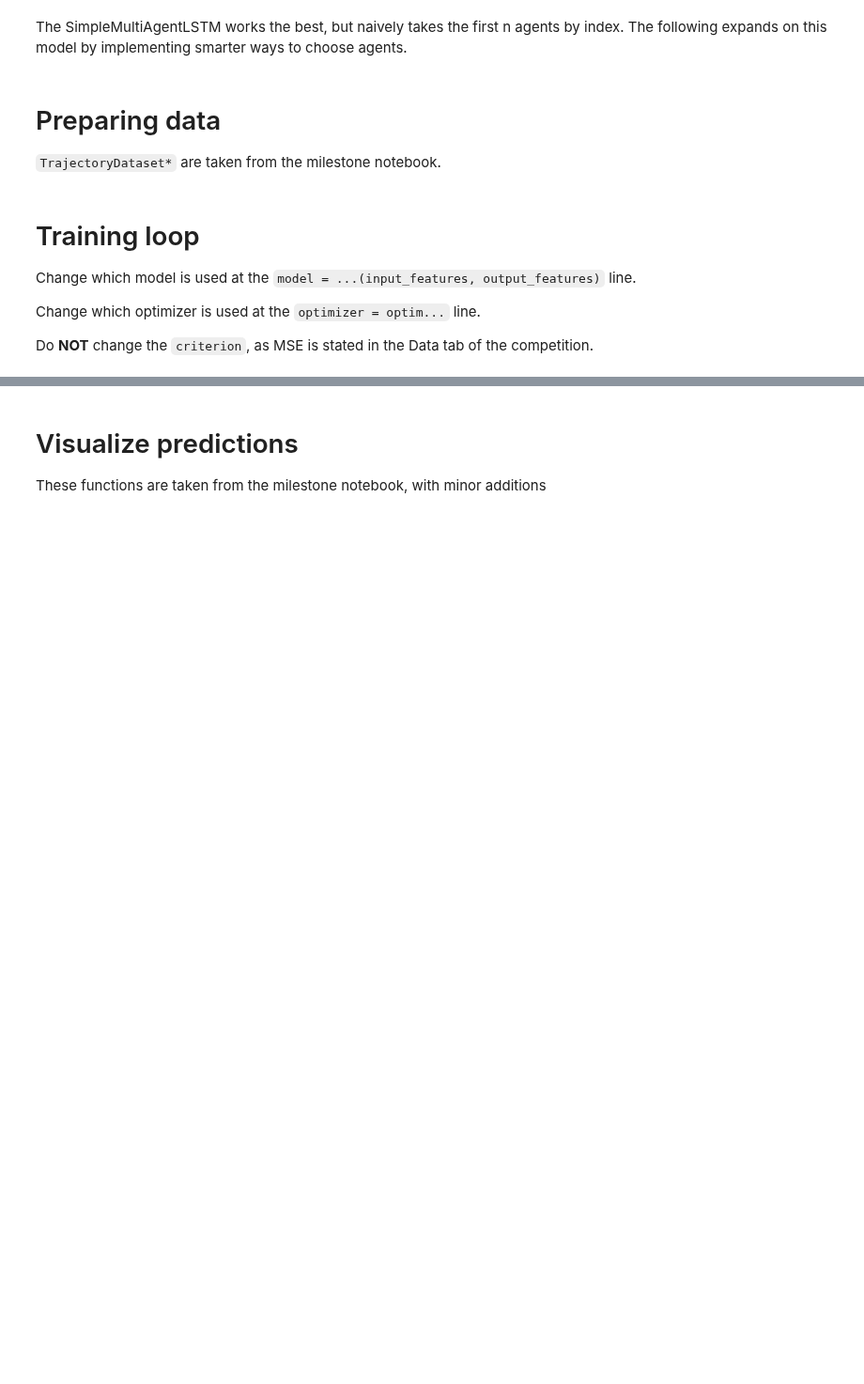
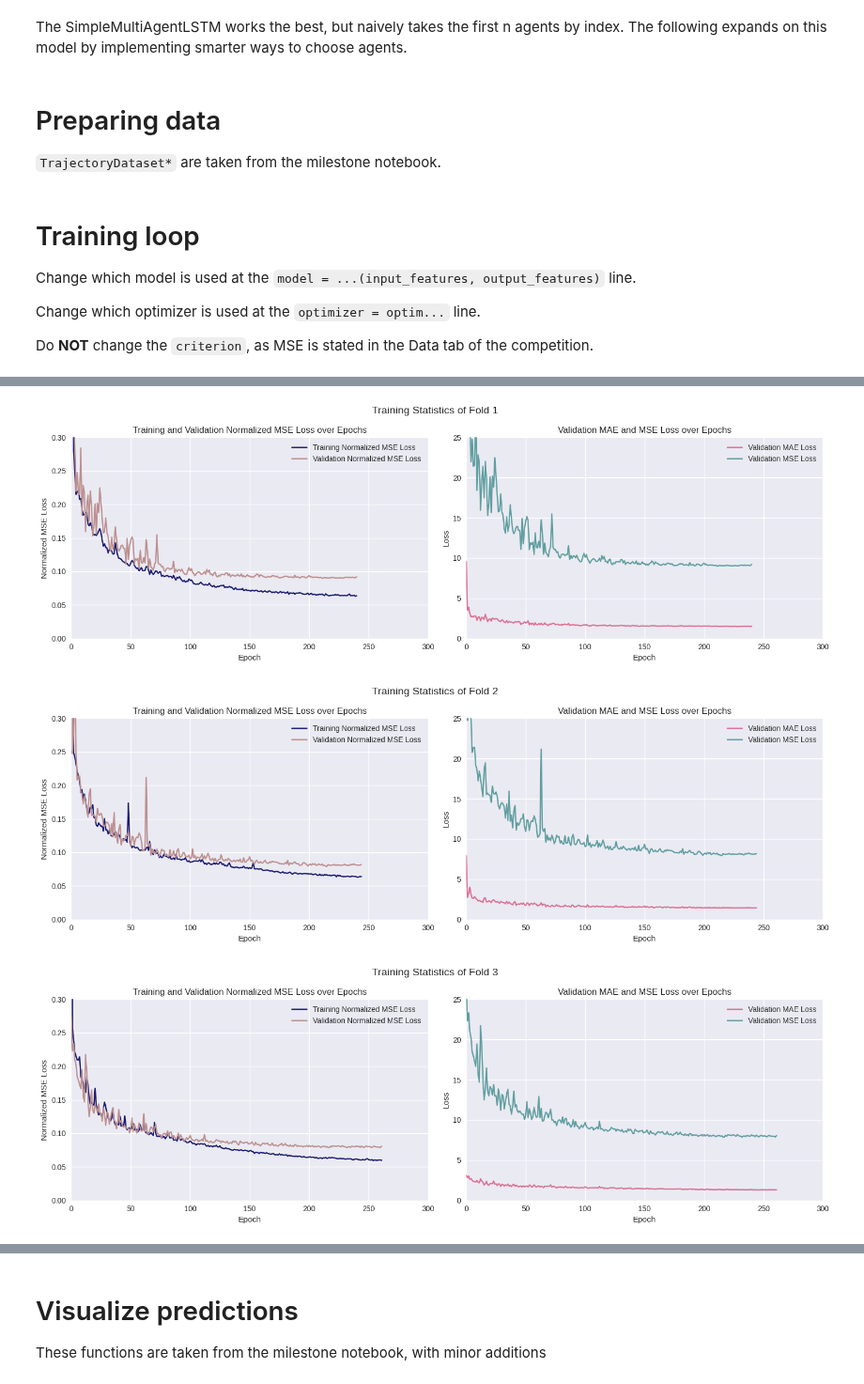
Before and after one commit to AinazEstiri/CSE251B-kaggle, a Jupyter notebook: kaggleNotebook.ipynb, the cells around one changed output, grey strips where cells are left out. Shown at 94% size. Saved outputs shown, nothing was run; the diff lists cells and outputs as text; code cells hidden in the pictures; blank space fills up the shorter version.

```diff
--- a/kaggleNotebook.ipynb
+++ b/kaggleNotebook.ipynb
@@ -1157,6 +1158,12 @@ def train_model(full_training_data: np.ndarray,
     overall_best_val_loss = float("inf")
     overall_best_seen_at = (0, 0) #(epoch, fold)
 
+    # Used to plot later: fold -> info
+    train_norm_mse_losses: dict = defaultdict(list)
+    val_norm_mse_losses: dict = defaultdict(list)
+    val_mae_losses: dict = defaultdict(list)
+    val_mse_losses: dict = defaultdict(list)
+
     # Resources used:
     # Project milestone notebook
     # https://github.com/christianversloot/machine-learning-articles/blob/main/how-to-use-k-fold-cross-validation-with-pytorch.md
@@ -1165,7 +1172,6 @@ def train_model(full_training_data: np.ndarray,
         print(f"\nFOLD {fold_i + 1}/{num_folds} ==================================")
 
         # Create the model, loss criterion, and optimizer (reset per fold, to find the best model)
-        # If you change the model here, ensure its the same in the test loop!
         # DO NOT CHANGE CRITERION
         criterion = nn.MSELoss()
 
@@ -1307,12 +1313,18 @@ def train_model(full_training_data: np.ndarray,
                 else:
                     sched.step()
 
+            train_norm_mse_losses[fold_i].append(train_loss)
+            val_norm_mse_losses[fold_i].append(val_loss)
+            val_mae_losses[fold_i].append(val_mae)
+            val_mse_losses[fold_i].append(val_mse)
+
         # Clean up after the fold finishes to prevent slower folds later
         # https://discuss.pytorch.org/t/how-to-delete-a-tensor-in-gpu-to-free-up-memory/48879
         torch.cuda.empty_cache()
         del train_dataloader, train_dataset, val_dataloader, val_dataset, model, optimizer, schedulers
 
     print(f"BEST VALIDATION LOSS (NORMALIZED MSE) SEEN: {overall_best_val_loss}, AT (epoch, fold) = {overall_best_seen_at}")
+    return train_norm_mse_losses, val_norm_mse_losses, val_mae_losses, val_mse_losses
 # %%
 # Load in the model saved during testing to use on X_test
 # Mostly taken from milestone notebook
@@ -1372,4 +1384,45 @@ Epoch 055 | Learning rate 0.007225 | train normalized MSE   0.1080 | val normali
 ... (88 outputs left out)
+# %%
+# Used Deepseek to improve aesthetics of the plots
+def plot_training_graphs(train_norm_mse_losses, val_norm_mse_losses, val_mae_losses, val_mse_losses):
+    global num_folds
+
+    for fold_i in range(num_folds):
+        plt.figure(figsize=(15, 5))
+        plt.suptitle(f"Training Statistics of Fold {fold_i + 1}", fontsize=14)
+
+        plt.style.use("seaborn-v0_8")
+
+        plt.subplot(1, 2, 1)
+        plt.title("Training and Validation Normalized MSE Loss over Epochs")
+        plt.plot(train_norm_mse_losses[fold_i], label="Training Normalized MSE Loss", color="midnightblue")
+        plt.plot(val_norm_mse_losses[fold_i], label="Validation Normalized MSE Loss", color="rosybrown")
+        plt.xlabel("Epoch")
+        plt.ylabel("Normalized MSE Loss")
+        plt.xlim(0, epochs)
+        plt.ylim(0, 0.30)
+        plt.grid(True)
+        plt.legend()
+
+        plt.subplot(1, 2, 2)
+        plt.title("Validation MAE and MSE Loss over Epochs")
+        plt.plot(val_mae_losses[fold_i], label="Validation MAE Loss", color="palevioletred")
+        plt.plot(val_mse_losses[fold_i], label="Validation MSE Loss", color="cadetblue")
+        plt.xlabel("Epoch")
+        plt.ylabel("Loss")
+        plt.xlim(0, epochs)
+        plt.ylim(0, 25)
+        plt.grid(True)
+        plt.legend()
+
+        plt.tight_layout()
+        plt.show()
+
+plot_training_graphs(train_norm_mse_losses, val_norm_mse_losses, val_mae_losses, val_mse_losses)
+# %% [output]
+[figure, added]
+[figure, added]
+[figure, added]
 # %%
 # Make predictions on the test set
 model_predictions_df = predict(test_data)
```
Also changed, not shown: parts of 7 cells of this notebook.
